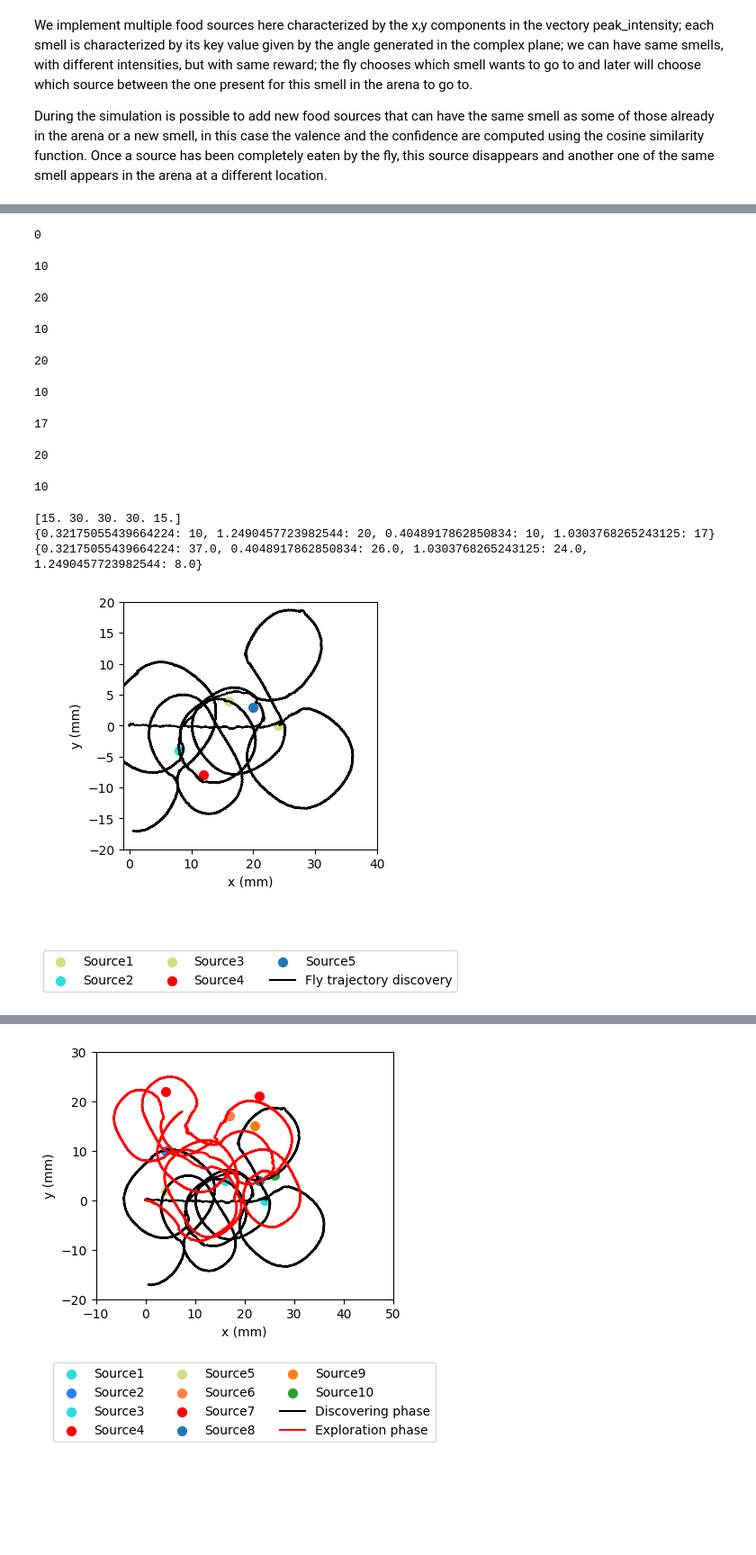
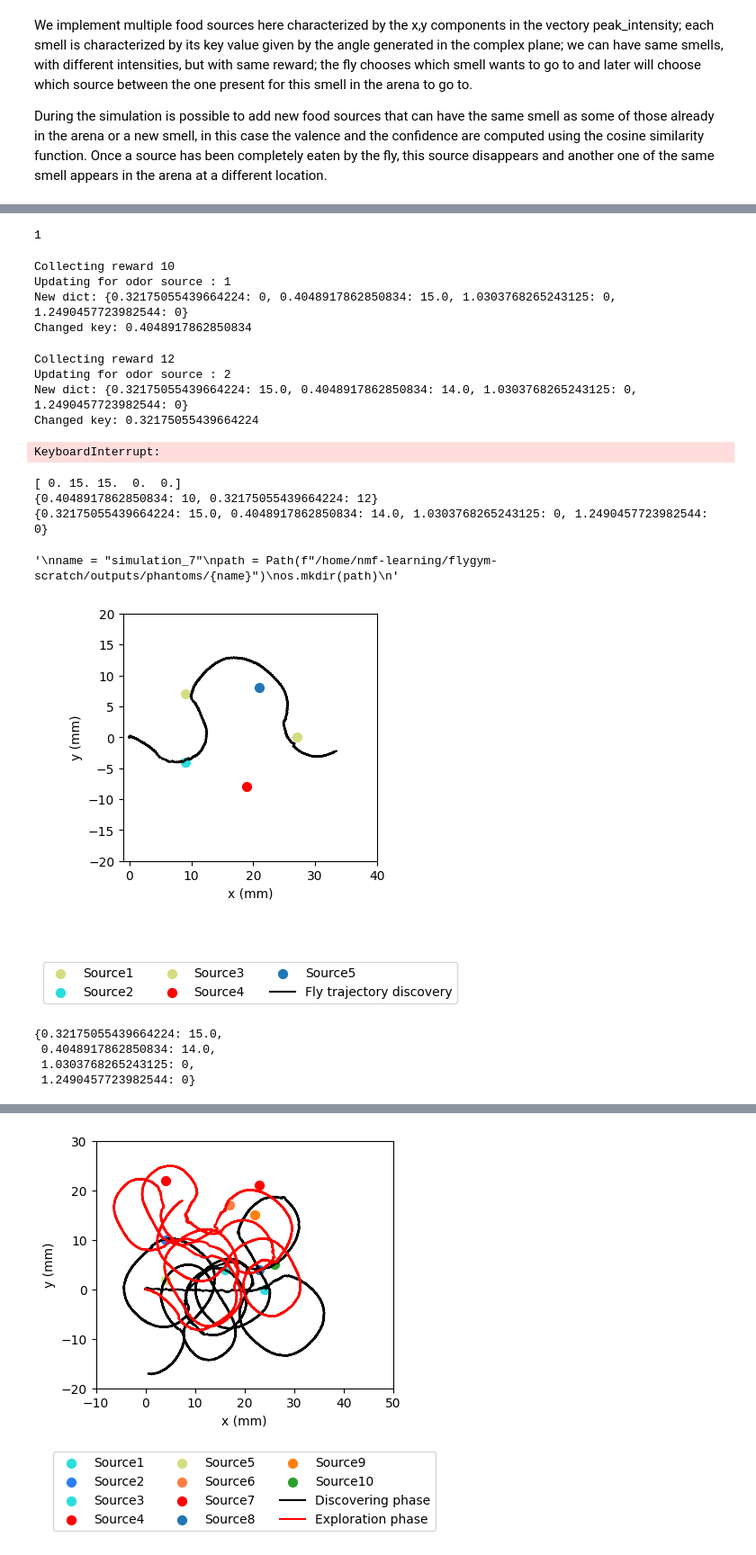
Before and after one commit to NeLy-EPFL/flygym-scratch, a Jupyter notebook: notebooks/learning_memory/food_environment_demo.ipynb, the cells around one changed output, grey strips where cells are left out. Shown at 90% size. Cells and saved outputs as stored; diff of their text form; code cells hidden in the pictures; blank space fills up the shorter version.

```diff
--- a/notebooks/learning_memory/food_environment_demo.ipynb
+++ b/notebooks/learning_memory/food_environment_demo.ipynb
@@ -24,11 +24,12 @@ from flygym.mujoco.examples.turning_controller import HybridTurningNMF
 
 # Odor source: array of shape (num_odor_sources, 3) - xyz coords of odor sources
 sources = [
-    FoodSource([24, 0, 1.5], [1, 3], 12, change_rgba([255, 127, 14, 1])),
-    FoodSource([8, -4, 1.5], [3, 7], 10, change_rgba([31, 119, 180, 1])),
-    FoodSource([16, 4, 1.5], [2, 6], 10, change_rgba([255, 192, 203, 1])),
-    FoodSource([12, -8, 1.5], [5, 3], 17, change_rgba([255, 0, 0, 1])),
-    FoodSource([20, 3, 1.5], [9, 3], 20, change_rgba([0, 255, 0, 1])),
+    FoodSource([27, 0, 1.5], [1, 3], 12, change_rgba([255, 127, 14, 1])),
+    FoodSource([9, -4, 1.5], [3, 7], 10, change_rgba([31, 119, 180, 1])),
+    #FoodSource([16, 4, 1.5], [2, 6], 10, change_rgba([255, 192, 203, 1])),
+    FoodSource([9, 7, 1.5], [2, 6], 12, change_rgba([255, 127, 14, 1])),
+    FoodSource([19, -8, 1.5], [5, 3], 17, change_rgba([255, 0, 0, 1])),
+    FoodSource([21, 8, 1.5], [9, 3], 20, change_rgba([0, 255, 0, 1])),
 ]
 
 logging.basicConfig(level=logging.INFO)
@@ -101,7 +104,7 @@ for i in trange(num_decision_steps):
         obs, reward, terminated, truncated, _ = sim.step(
             control_signal, False, True, True
         )
-        rendered_img = sim.render()
+        rendered_img = sim.render(plot_confidence=True)
         if rendered_img is not None:
             # record odor intensity too for video
             odor_history.append(obs["odor_intensity"])
@@ -110,7 +113,7 @@ for i in trange(num_decision_steps):
         if reward != None:
             # let's check if the fly has actually reached a new source
             if prev_reward != reward:
-                print(reward)
+                print("Collecting reward", reward)
                 # if it has, the sim.odor_scores, sim.key_odor_scores are updated and a new source to be reached is computed
                 sim.update_odor_scores(source)
                 sim.update_odor_scores_key(source)
@@ -127,15 +130,16 @@ for i in trange(num_decision_steps):
             logging.info("Elapsed time in the simulation", sim.curr_time)
             break
 # %% [output]
-0
+1
-10
+Collecting reward 10
+Updating for odor source : 1
+New dict: {0.32175055439664224: 0, 0.4048917862850834: 15.0, 1.0303768265243125: 0, 1.2490457723982544: 0}
+Changed key: 0.4048917862850834
-20
+Collecting reward 12
+Updating for odor source : 2
+New dict: {0.32175055439664224: 15.0, 0.4048917862850834: 14.0, 1.0303768265243125: 0, 1.2490457723982544: 0}
+Changed key: 0.32175055439664224
-10
+KeyboardInterrupt:
-20
-10
-17
-20
-10
 # %%
 # Let's check the confidence level for the fly's memory related to the different sources
 print(sim.odor_scores)
@@ -144,42 +148,51 @@ print(sim.fly_valence_dictionary)
 # Let's check the confidence level for the fly's memory related to the different smells
 print(sim.key_odor_scores)
 # %% [output]
-[15. 30. 30. 30. 15.]
-{0.32175055439664224: 10, 1.2490457723982544: 20, 0.4048917862850834: 10, 1.0303768265243125: 17}
-{0.32175055439664224: 37.0, 0.4048917862850834: 26.0, 1.0303768265243125: 24.0, 1.2490457723982544: 8.0}
+[ 0. 15. 15.  0.  0.]
+{0.4048917862850834: 10, 0.32175055439664224: 12}
+{0.32175055439664224: 15.0, 0.4048917862850834: 14.0, 1.0303768265243125: 0, 1.2490457723982544: 0}
 # %%
 # Choose a name to save both the video and the trajectory
+"""
 name = "simulation_7"
 path = Path(f"/home/nmf-learning/flygym-scratch/outputs/phantoms/{name}")
 os.mkdir(path)
+"""
+# %% [output]
+'\nname = "simulation_7"\npath = Path(f"/home/nmf-learning/flygym-scratch/outputs/phantoms/{name}")\nos.mkdir(path)\n'
+# %%
+# Faving the output of the video
+name = "simulation_1"
+path = os.path.join(os.getcwd(), "outputs")
+os.mkdir(path)
 # %%
 # Plot the trajectory
 fly_pos_hist = np.array([obs["fly"][0, :2] for obs in obs_hist])
 fig, ax = plt.subplots(1, 1, figsize=(6, 5), tight_layout=True)
 color_list = sim.generate_color_plot()
 for element in range(len(sim.arena.food_sources)):
     ax.scatter(
         [sim.arena.food_sources[element].position[0]],
         [sim.arena.food_sources[element].position[1]],
         marker="o",
         color=color_list.get(element),
         s=50,
         label="Source" + str(element + 1),
     )
 ax.plot(
     fly_pos_hist[:, 0], fly_pos_hist[:, 1], color="k", label="Fly trajectory discovery"
 )
 ax.set_aspect("equal")
 ax.set_xlim(-1, 40)
 ax.set_ylim(-20, 20)
 ax.set_xlabel("x (mm)")
 ax.set_ylabel("y (mm)")
 ax.legend(ncols=3, loc="lower center", bbox_to_anchor=(0.5, -0.6))
 fig.savefig(
-    f"/home/nmf-learning/flygym-scratch/outputs/phantoms/{name}/odor_taxis_trajectory.png"
+    os.path.join(path, f"trajectory_{name}.png"),
 )
 # %% [output]
-[figure, old version]
+[figure, new version]
 # %%
 # save the video
 sim.save_video(
@@ -187 +200,8 @@ sim.save_video(
 )
+# %%
+sim.key_odor_scores
+# %% [output]
+{0.32175055439664224: 15.0,
+ 0.4048917862850834: 14.0,
+ 1.0303768265243125: 0,
+ 1.2490457723982544: 0}
```
Also changed, not shown: parts of 8 cells of this notebook, 1 other file.
